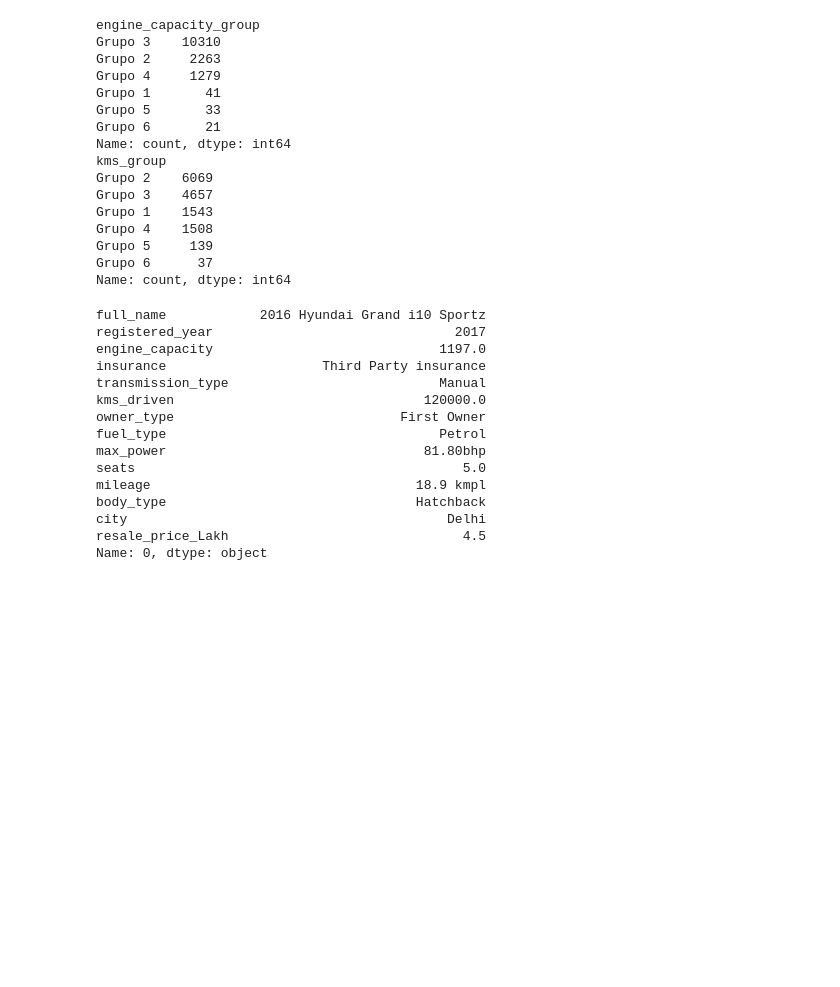
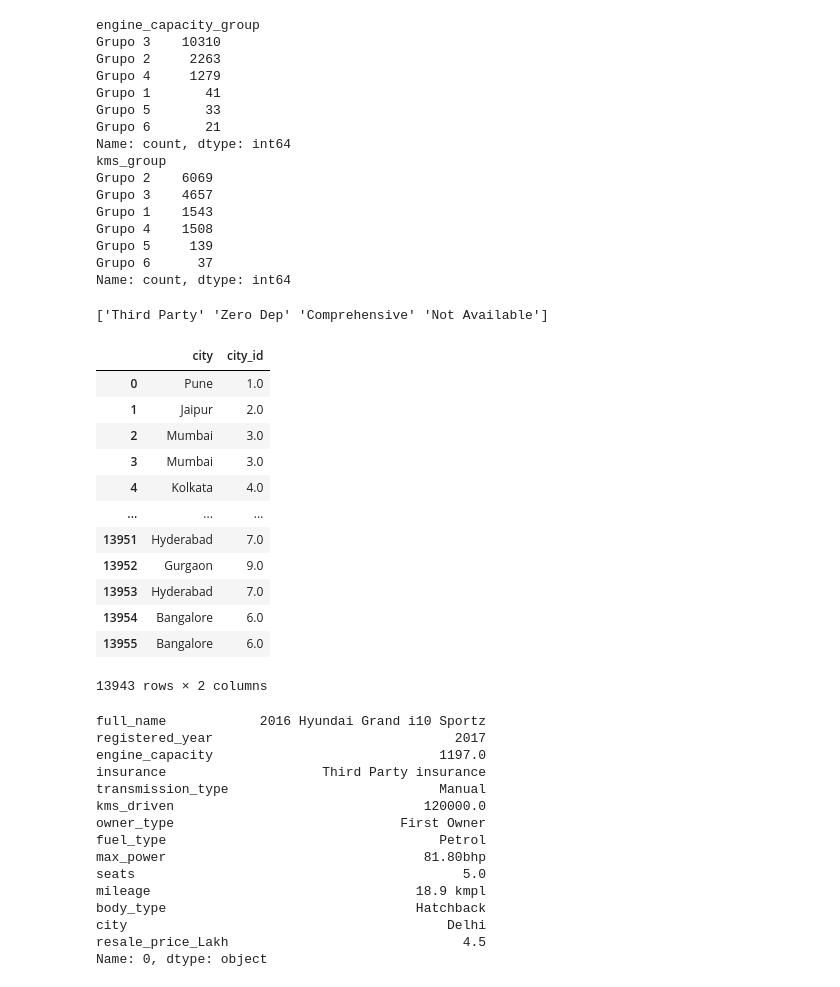
Before and after one commit to ruicoelhor22/AASE, a Jupyter notebook: dataQuality2.ipynb, the cells around one changed output. Saved outputs shown, nothing was run; the diff lists cells and outputs as text; code cells hidden in the pictures; blank space fills up the shorter version.

Commit message:
Update dataQuality2.ipynb
Alterações nas colunas "insurance" e "city"

```diff
--- a/dataQuality2.ipynb
+++ b/dataQuality2.ipynb
@@ -364,6 +323,50 @@ Grupo 4    1508
 Grupo 5     139
 Grupo 6      37
 Name: count, dtype: int64
+# %%
+#remove insurance from insurance column
+df['insurance'] = df['insurance'].str.replace('insurance', '')
+
+#remove blank lines from insurance
+df.dropna(subset=['insurance'], inplace=True)
+
+#remove ints from insurance
+df = df[~df['insurance'].astype(str).str.isnumeric()]
+
+#space 'ThirdParty '
+df['insurance'] = df['insurance'].str.replace('ThirdParty', 'Third Party')
+# %%
+# unique 'insurance'
+valores_unicos_insurance = df['insurance'].unique()
+print(valores_unicos_insurance)
+# %% [output]
+['Third Party' 'Zero Dep' 'Comprehensive' 'Not Available']
+# %%
+# Supondo que 'df' seja o seu DataFrame
+city_id_mapping = {}
+
+# Atribuir IDs únicos para cada cidade
+for index, city in enumerate(df['city'].unique(), start=1):
+    city_id_mapping[city] = index
+
+# Criar a coluna 'city_id' usando a função map
+df['city_id'] = df['city'].map(city_id_mapping)
+df['city_id'] = df['city_id'].astype(float)
+df[['city', 'city_id']]
+# %% [output]
+|  | city | city_id |
+| 0 | Pune | 1.0 |
+| 1 | Jaipur | 2.0 |
+| 2 | Mumbai | 3.0 |
+| 3 | Mumbai | 3.0 |
+| 4 | Kolkata | 4.0 |
+| ... | ... | ... |
+| 13951 | Hyderabad | 7.0 |
+| 13952 | Gurgaon | 9.0 |
+| 13953 | Hyderabad | 7.0 |
+| 13954 | Bangalore | 6.0 |
+| 13955 | Bangalore | 6.0 |
+13943 rows × 2 columns
 # %%
 mode_values = df[["full_name", "registered_year", "engine_capacity", "insurance", "transmission_type", "kms_driven", "owner_type", "fuel_type", "max_power", "seats", "mileage", "body_type", "city", "resale_price_Lakh"]].mode().iloc[0]
 print(mode_values)
```
Also changed, not shown: parts of 10 cells of this notebook.
